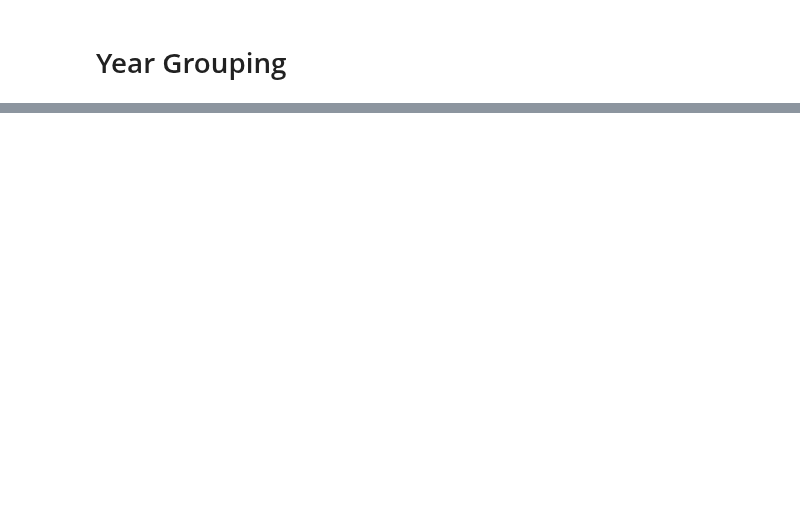
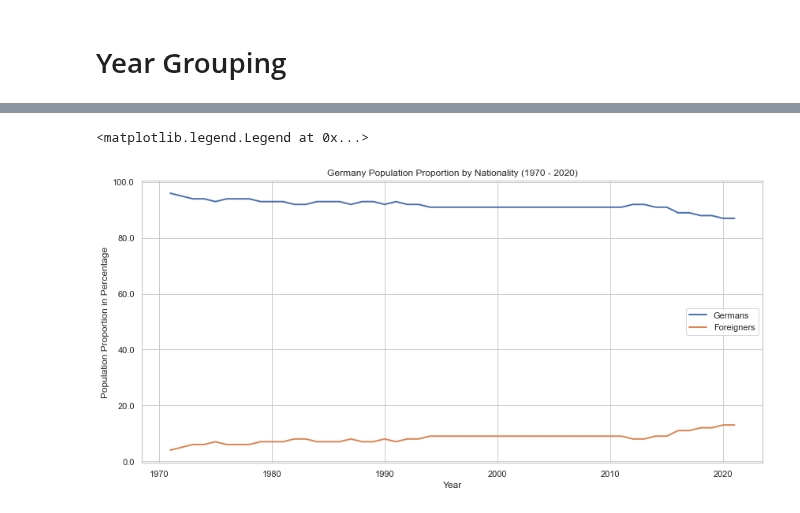
Before and after one commit to eldrigeampong/Data-Science, a Jupyter notebook: Statistisches Bundesamt/Society and environment/proj2.ipynb, the cells around one changed output, grey strips where cells are left out. Saved outputs shown, nothing was run; the diff lists cells and outputs as text; code cells hidden in the pictures; blank space fills up the shorter version.

```diff
--- a/Statistisches Bundesamt/Society and environment/proj2.ipynb
+++ b/Statistisches Bundesamt/Society and environment/proj2.ipynb
@@ -140,0 +182,24 @@ ax4.legend(loc='center right')
+# %%
+# helper function for formatting plot y-axis
+from matplotlib.ticker import FuncFormatter
+def percentage(x, pos):
+    'The two args are the value and tick position'
+    return '%1.1f' % (x * 100)
+
+formatter1 = FuncFormatter(percentage)
+# %%
+import seaborn as sns
+
+sns.set_theme(style='whitegrid')
+
+fig1, ax1 = plt.subplots(1, 1, figsize=(12, 6))
+
+# population growth by Nationality between 1970 - 2020
+ax1.plot(df['ReferenceDate'], df['GermansPct'], label='Germans', linewidth=2)
+ax1.plot(df['ReferenceDate'], df['ForeignersPct'], label='Foreigners', linewidth=2)
+ax1.set(title='Germany Population Proportion by Nationality (1970 - 2020)', xlabel='Year', ylabel='Population Proportion in Percentage')
+ax1.yaxis.set_major_formatter(formatter1)
+ax1.legend(loc='center right')
+# %% [output]
+<matplotlib.legend.Legend at 0x...>
+[figure, added]
```
Also changed, not shown: parts of 7 cells of this notebook, 1 other file.
